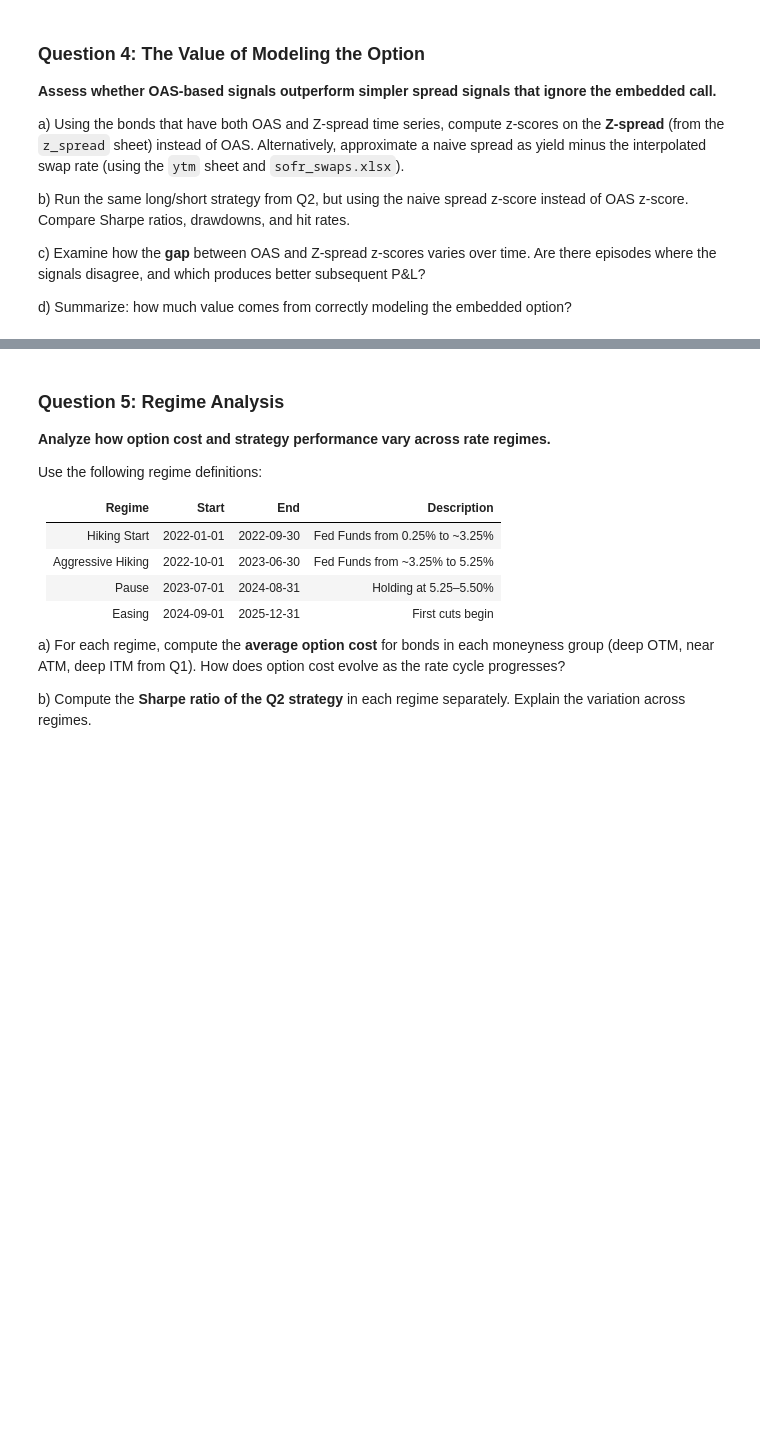
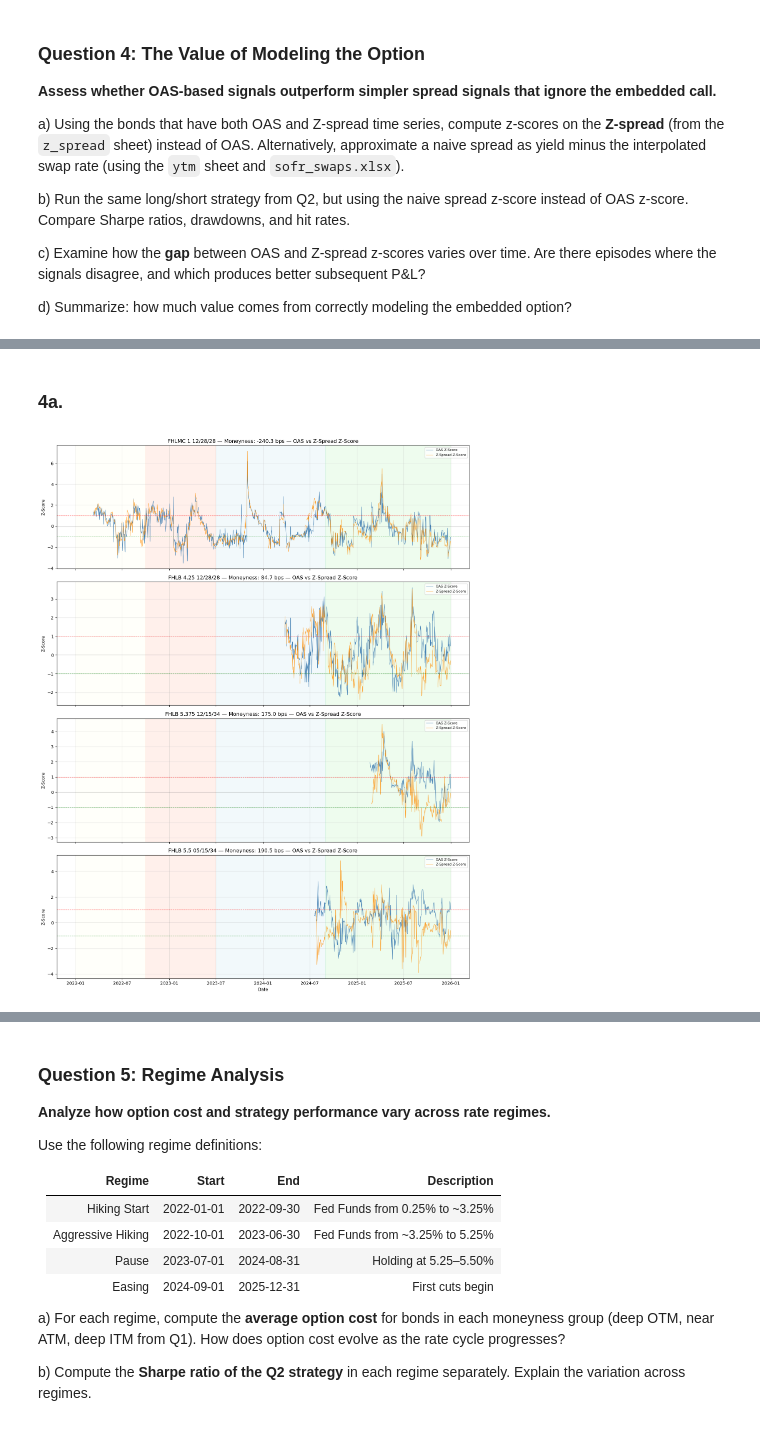
Before and after one commit to luciemartin8/FI_Deriv_FinalProject_B8, a Jupyter notebook: LucieWork/P.6.CallableAgencyBondOASStrategy.ipynb, the cells around one changed output, grey strips where cells are left out. Drawn from its saved outputs; the diff is of its cells as text; code cells hidden in the pictures; blank space fills up the shorter version.

```diff
--- a/LucieWork/P.6.CallableAgencyBondOASStrategy.ipynb
+++ b/LucieWork/P.6.CallableAgencyBondOASStrategy.ipynb
@@ -1225,0 +1449,15 @@ d) Summarize: how much value comes from correctly modeling the embedded option?
+# %%
+W = 60
+min_p = 50  # require at least 50 of 60 days to be non-NaN
+
+zsprd_zscore_q4 = (zsprd[valid_zsprd] - zsprd[valid_zsprd].rolling(W, min_periods=min_p).mean()) / \
+                   zsprd[valid_zsprd].rolling(W, min_periods=min_p).std()
+
+oas_zscore_q4 = (oas[valid_zsprd] - oas[valid_zsprd].rolling(W, min_periods=min_p).mean()) / \
+                 oas[valid_zsprd].rolling(W, min_periods=min_p).std()
+
+print("Z-spread z-score non-NaN counts:")
+print(zsprd_zscore_q4.notna().sum())
+
+print("\nOAS z-score non-NaN counts:")
+print(oas_zscore_q4.notna().sum())
@@ -1225,0 +1482,33 @@ d) Summarize: how much value comes from correctly modeling the embedded option?
+# %% [markdown]
+### 4a.
+# %%
+rep_bonds_q4 = ['FHLMC 1 12/28/28', 'FHLB 4.25 12/28/28',
+                 'FHLB 5.375 12/15/34', 'FHLB 5.5 05/15/34']
+
+fig, axes = plt.subplots(4, 1, figsize=(14, 18), sharex=True)
+
+for ax, bond in zip(axes, rep_bonds_q4):
+    ax.plot(oas_zscore_q4[bond], label='OAS Z-Score',
+            color='steelblue', linewidth=0.8)
+    ax.plot(zsprd_zscore_q4[bond], label='Z-Spread Z-Score',
+            color='darkorange', linewidth=0.8, alpha=0.8)
+    ax.axhline(1, color='red', linestyle='--', linewidth=0.8, alpha=0.7)
+    ax.axhline(-1, color='green', linestyle='--', linewidth=0.8, alpha=0.7)
+    ax.axhline(0, color='black', linewidth=0.5, alpha=0.3)
+
+    # Get moneyness for title
+    m = moneyness_df.loc[bond, 'Moneyness (bps)'] if bond in moneyness_df.index else 'N/A'
+    ax.set_title(f'{bond} — Moneyness: {m} bps — OAS vs Z-Spread Z-Score')
+    ax.set_ylabel('Z-Score')
+    ax.legend(loc='upper right', fontsize=8)
+    ax.grid(True, alpha=0.3)
+
+    for start, end, label, color in regimes:
+        ax.axvspan(pd.Timestamp(start), pd.Timestamp(end),
+                   alpha=0.15, color=color)
+
+axes[-1].set_xlabel('Date')
+plt.tight_layout()
+plt.show()
+# %% [output]
+[figure, added]
```
Also changed, not shown: parts of 58 cells of this notebook.
